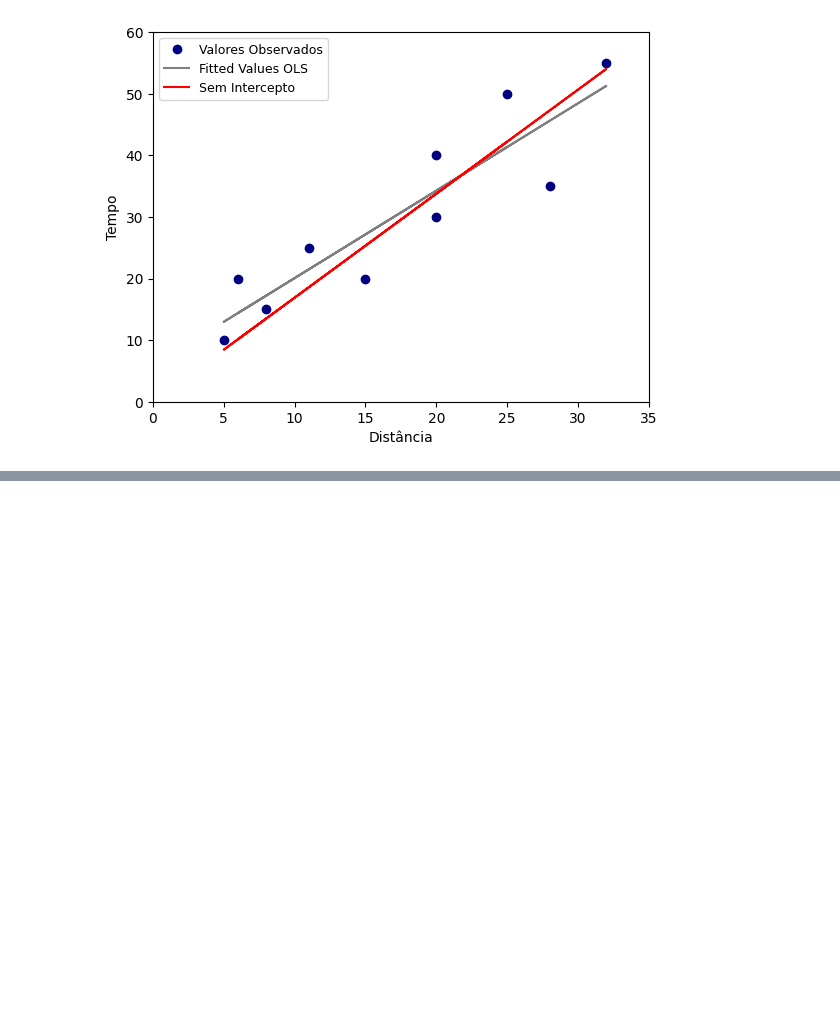
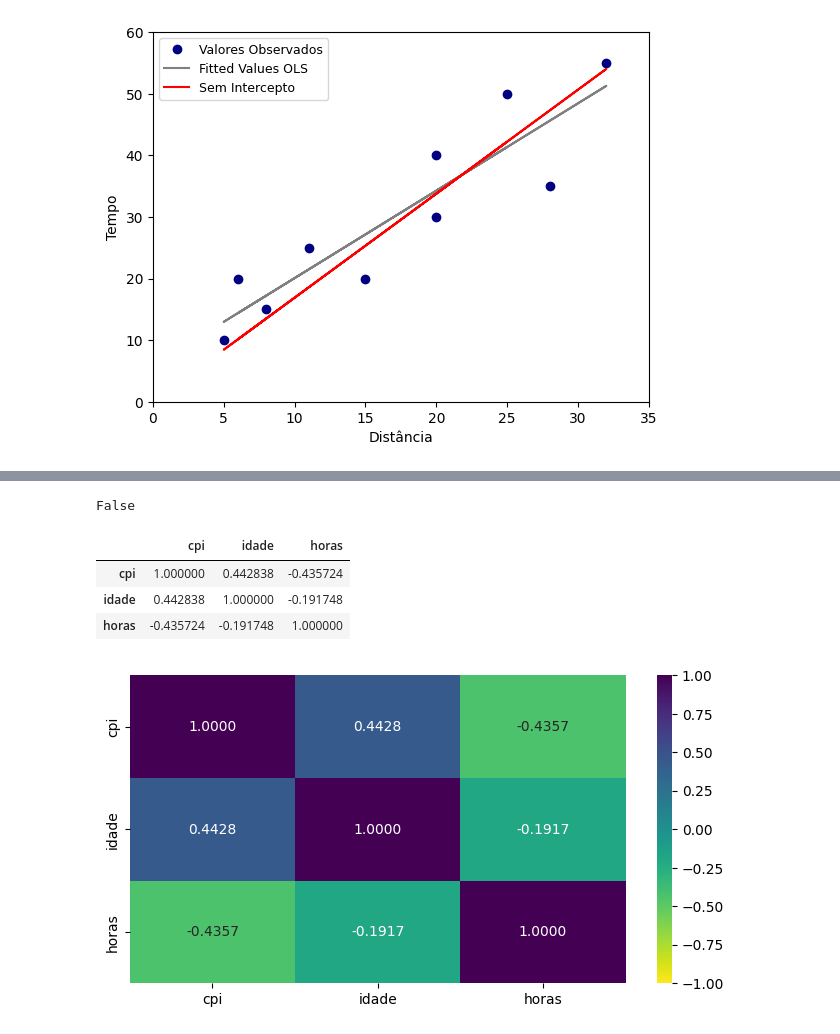
Before and after one commit to filipecarbonera/MBA_USP_Data_Science_Analytics, a Jupyter notebook: Análise de Regressão Simples e Múltipla/script_regressao_simples_e_multipla.ipynb, the cells around one changed output, grey strips where cells are left out. Drawn from its saved outputs; the diff is of its cells as text; code cells hidden in the pictures; blank space fills up the shorter version.

Commit message:
Atuaização no arquivo script_regrassao_simples_e_multipla.ipynb.

```diff
--- a/Análise de Regressão Simples e Múltipla/script_regressao_simples_e_multipla.ipynb
+++ b/Análise de Regressão Simples e Múltipla/script_regressao_simples_e_multipla.ipynb
@@ -563,0 +573,7 @@ plt.show()
+# %%
+# Carregando a base de dados.
+
+url = 'https://raw.githubusercontent.com/filipecarbonera/MBA_USP_Data_Science_Analytics/main/An%C3%A1lise%20de%20Regress%C3%A3o%20Simples%20e%20M%C3%BAltipla/paises.csv'
+
+df_paises = pd.read_csv(url, delimiter=',', encoding="utf-8")
+df_paises
@@ -563,0 +626,72 @@ plt.show()
+# %%
+trace = go.Scatter3d(
+    x=df_paises['horas'],
+    y=df_paises['idade'],
+    z=df_paises['cpi'],
+    mode='markers',
+    marker={
+        'size': 10,
+        'color': 'darkorchid',
+        'opacity': 0.7,
+    },
+)
+
+layout = go.Layout(
+    margin={'l': 0, 'r': 0, 'b': 0, 't': 0},
+    width=800,
+    height=800,
+    plot_bgcolor='white',
+    scene=dict(
+        xaxis=dict(
+            gridcolor='rgb(200, 200, 200)',
+            backgroundcolor='whitesmoke'
+        ),
+        yaxis=dict(
+            gridcolor='rgb(200, 200, 200)',
+            backgroundcolor='whitesmoke'
+        ),
+        zaxis=dict(
+            gridcolor='rgb(200, 200, 200)',
+            backgroundcolor='whitesmoke'
+        )
+    )
+)
+
+data = [trace]
+
+plot_figure = go.Figure(data=data, layout=layout)
+plot_figure.update_layout(scene=dict(
+    xaxis_title='horas',
+    yaxis_title='idade',
+    zaxis_title='cpi'
+))
+
+plot_figure.write_html('EXEMPLO2_scatter3D.html')
+
+# Abre o arquivo HTML no browser
+import webbrowser
+webbrowser.open('EXEMPLO2_scatter3D.html')
+# %% [output]
+False
+# %%
+# Matriz de correlações.
+correlation_matrix = df_paises.iloc[:,1:4].corr()
+correlation_matrix
+# %% [output]
+|  | cpi | idade | horas |
+| cpi | 1.000000 | 0.442838 | -0.435724 |
+| idade | 0.442838 | 1.000000 | -0.191748 |
+| horas | -0.435724 | -0.191748 | 1.000000 |
+# %%
+# Mapa de calor com as correlações entre todas as variáveis quantitativas.
+plt.figure(figsize=(8, 4))
+heatmap = sns.heatmap(correlation_matrix, annot=True, fmt=".4f",
+                      cmap=plt.cm.viridis_r,
+                      annot_kws={'size': 10}, vmin=-1, vmax=1)
+heatmap.set_xticklabels(heatmap.get_xticklabels(), fontsize=10)
+heatmap.set_yticklabels(heatmap.get_yticklabels(), fontsize=10)
+cbar = heatmap.collections[0].colorbar
+cbar.ax.tick_params(labelsize=10)
+plt.show()
+# %% [output]
+[figure, added]
```
Also changed, not shown: parts of 16 cells of this notebook, 2 other files.
